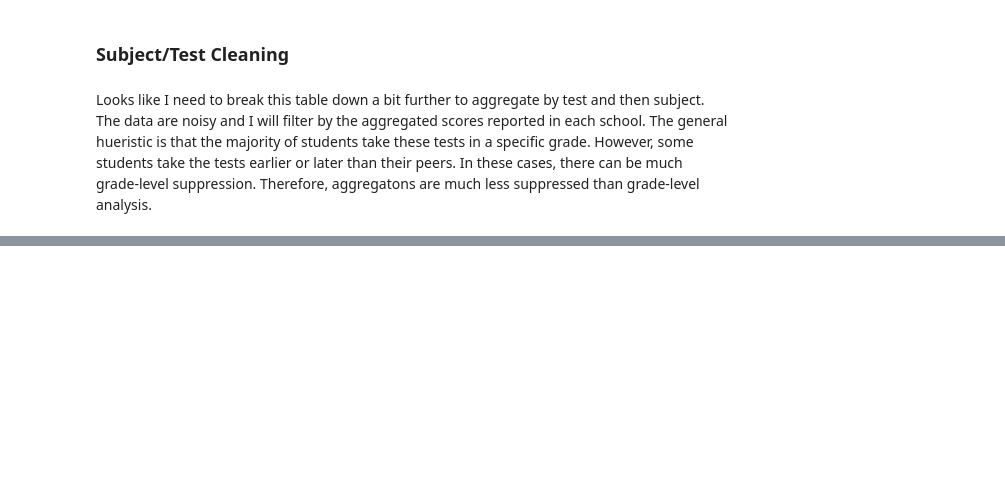
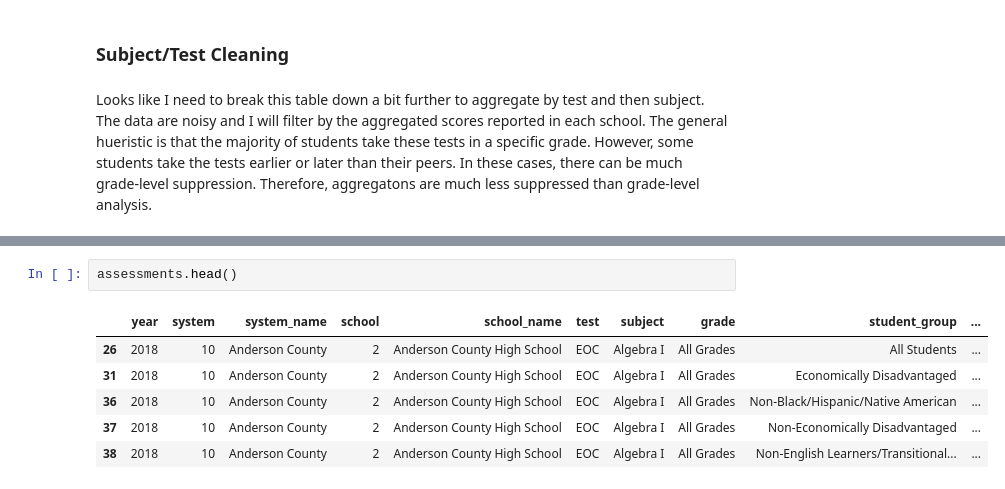
Before and after one commit to Claytor/Capstone_TN_COVID_School_Achievement_Impact, a Jupyter notebook: notebooks/school_assessments_join.ipynb, the cells around one changed output, grey strips where cells are left out. Saved outputs shown, nothing was run; the diff lists cells and outputs as text; blank space fills up the shorter version.

```diff
--- a/notebooks/school_assessments_join.ipynb
+++ b/notebooks/school_assessments_join.ipynb
@@ -220,0 +213,9 @@ all_students
+# %%
+assessments.head()
+# %% [output]
+|  | year | system | system_name | school | school_name | test | subject | grade | student_group | ... |
+| 26 | 2018 | 10 | Anderson County | 2 | Anderson County High School | EOC | Algebra I | All Grades | All Students | ... |
+| 31 | 2018 | 10 | Anderson County | 2 | Anderson County High School | EOC | Algebra I | All Grades | Economically Disadvantaged | ... |
+| 36 | 2018 | 10 | Anderson County | 2 | Anderson County High School | EOC | Algebra I | All Grades | Non-Black/Hispanic/Native American | ... |
+| 37 | 2018 | 10 | Anderson County | 2 | Anderson County High School | EOC | Algebra I | All Grades | Non-Economically Disadvantaged | ... |
+| 38 | 2018 | 10 | Anderson County | 2 | Anderson County High School | EOC | Algebra I | All Grades | Non-English Learners/Transitional... | ... |
```
Also changed, not shown: parts of 6 cells of this notebook, 1 other file.
